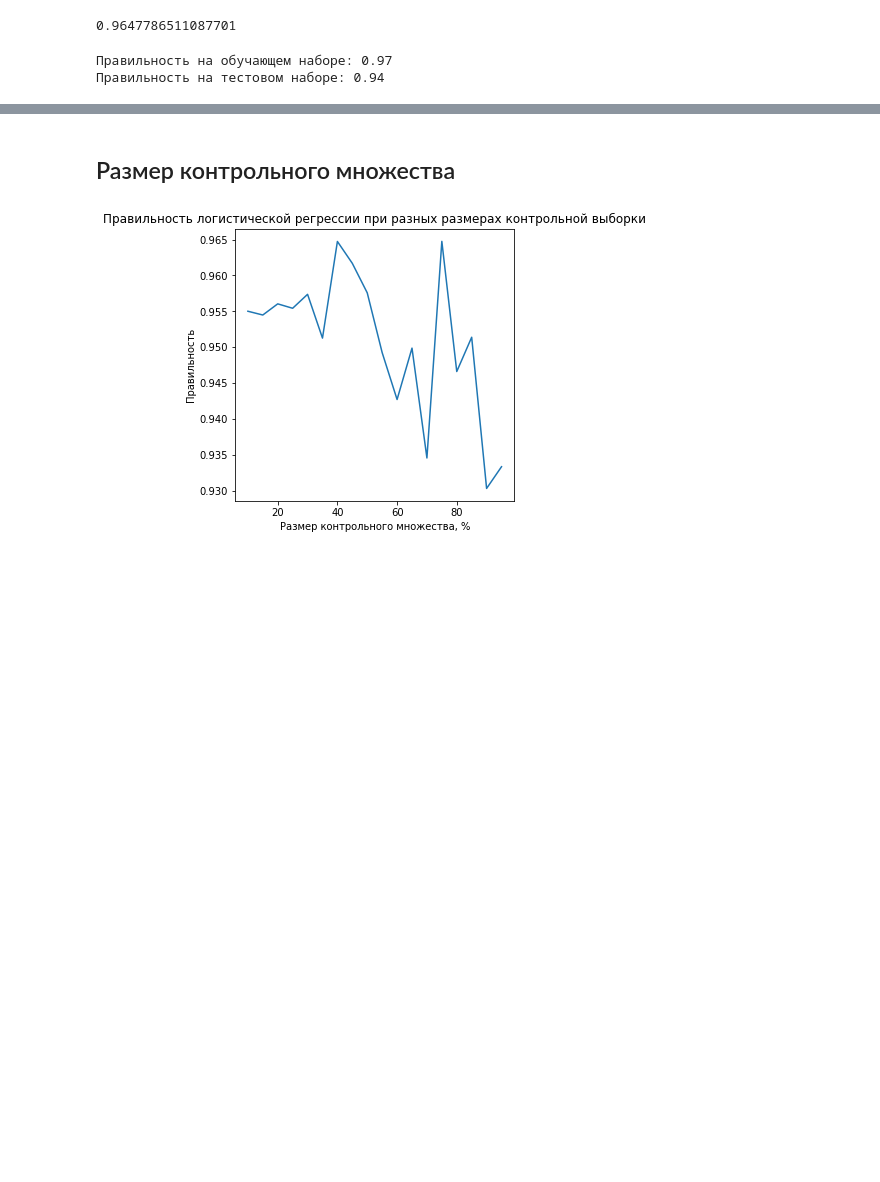
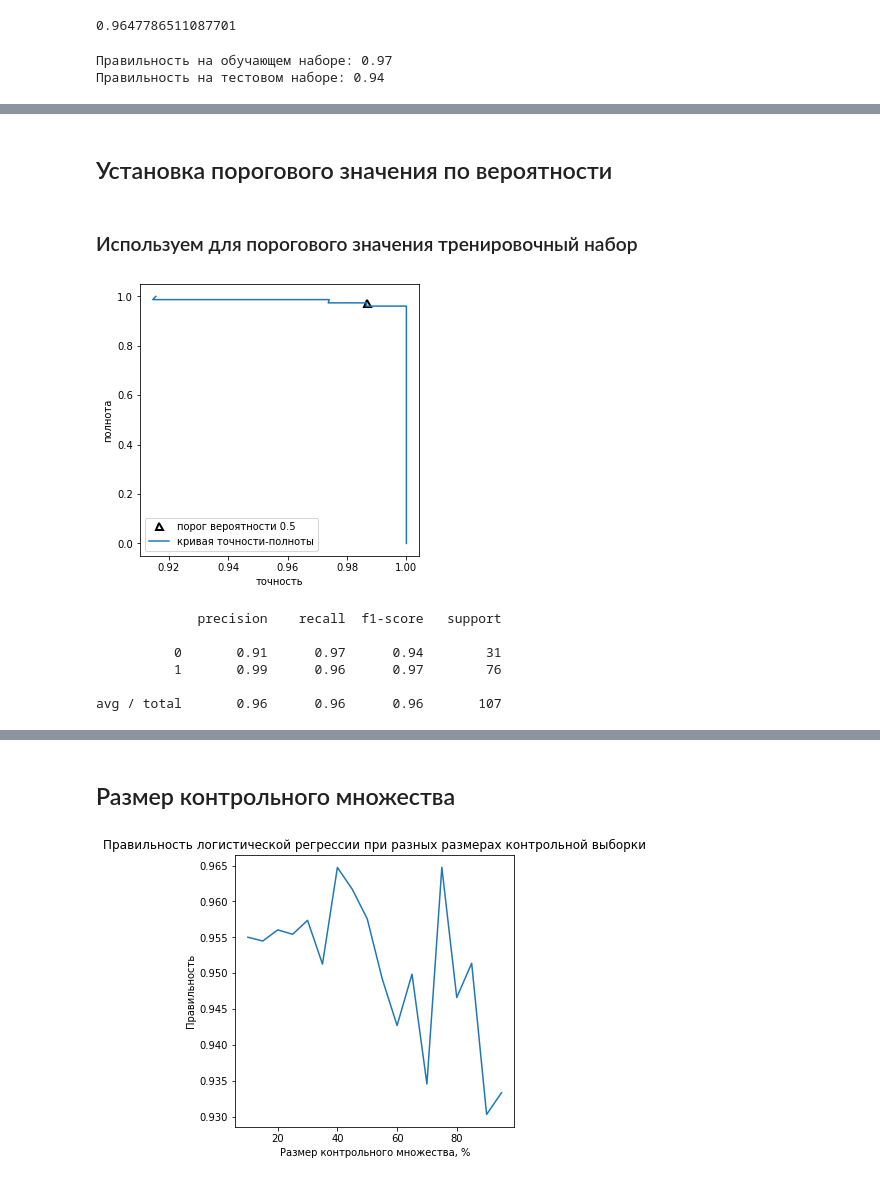
Before and after one commit to KarrieH/Breast_Can-er_training_ScikitLearn, a Jupyter notebook: log_reg_CancerData.ipynb, the cells around one changed output, grey strips where cells are left out. Saved outputs shown, nothing was run; the diff lists cells and outputs as text; code cells hidden in the pictures; blank space fills up the shorter version.

```diff
--- a/log_reg_CancerData.ipynb
+++ b/log_reg_CancerData.ipynb
@@ -318,0 +208,37 @@ plt.show()
+# %% [markdown]
+## Установка порогового значения по вероятности
+# %% [markdown]
+### Используем для порогового значения тренировочный набор
+# %%
+X_trainval, X_test, y_trainval, y_test = train_test_split(cancer.data, cancer.target,
+                                                         stratify = cancer.target, random_state = 0)
+X_train, X_valid, y_train, y_valid = train_test_split(X_trainval,y_trainval, random_state = 0)
+
+# изначально порог на decision_function = 0, redict_proba = 0.5
+
+log_reg = LogisticRegression(C = 4.6)
+log_reg.fit(X_train, y_train)
+
+precision, recall, tresholds = precision_recall_curve(y_valid, log_reg.predict_proba(X_valid)[:,1])
+close_default = np.argmin(np.abs(tresholds - 0.5))
+plt.plot(precision[close_default], recall[close_default], '^', c='k',
+         markersize=7, label="порог вероятности 0.5", fillstyle="none", mew=2)
+
+plt.plot(precision, recall, label = 'кривая точности-полноты')
+plt.xlabel('точность')
+plt.ylabel('полнота')
+plt.legend(loc = 'best')
+plt.show()
+
+rcParams['figure.figsize'] = 5, 5
+
+
+print(classification_report(y_valid,log_reg.predict(X_valid)))
+# %% [output]
+[figure, added]
+             precision    recall  f1-score   support
+
+          0       0.91      0.97      0.94        31
+          1       0.99      0.96      0.97        76
+
+avg / total       0.96      0.96      0.96       107
```
Also changed, not shown: parts of 32 cells of this notebook.
